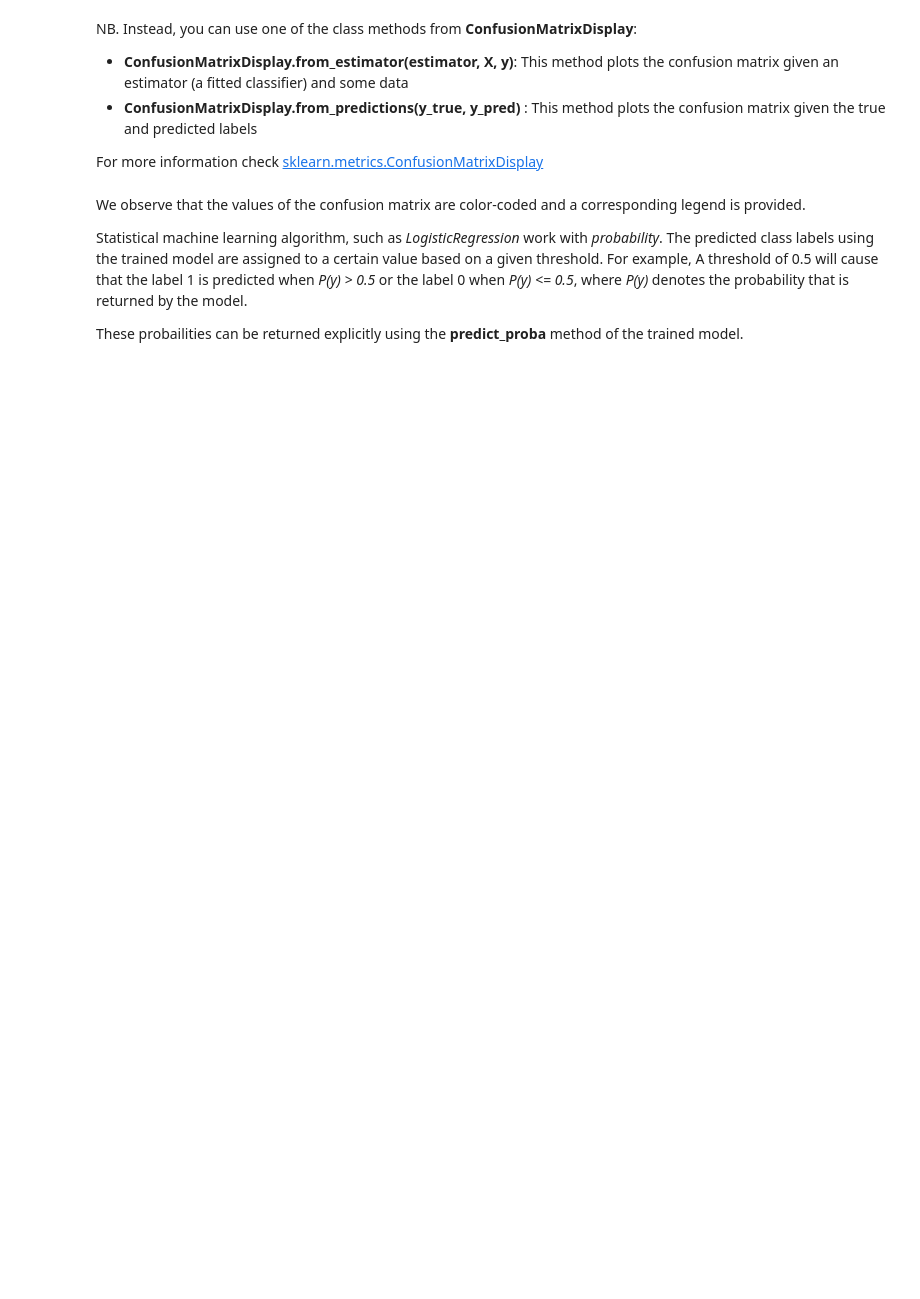
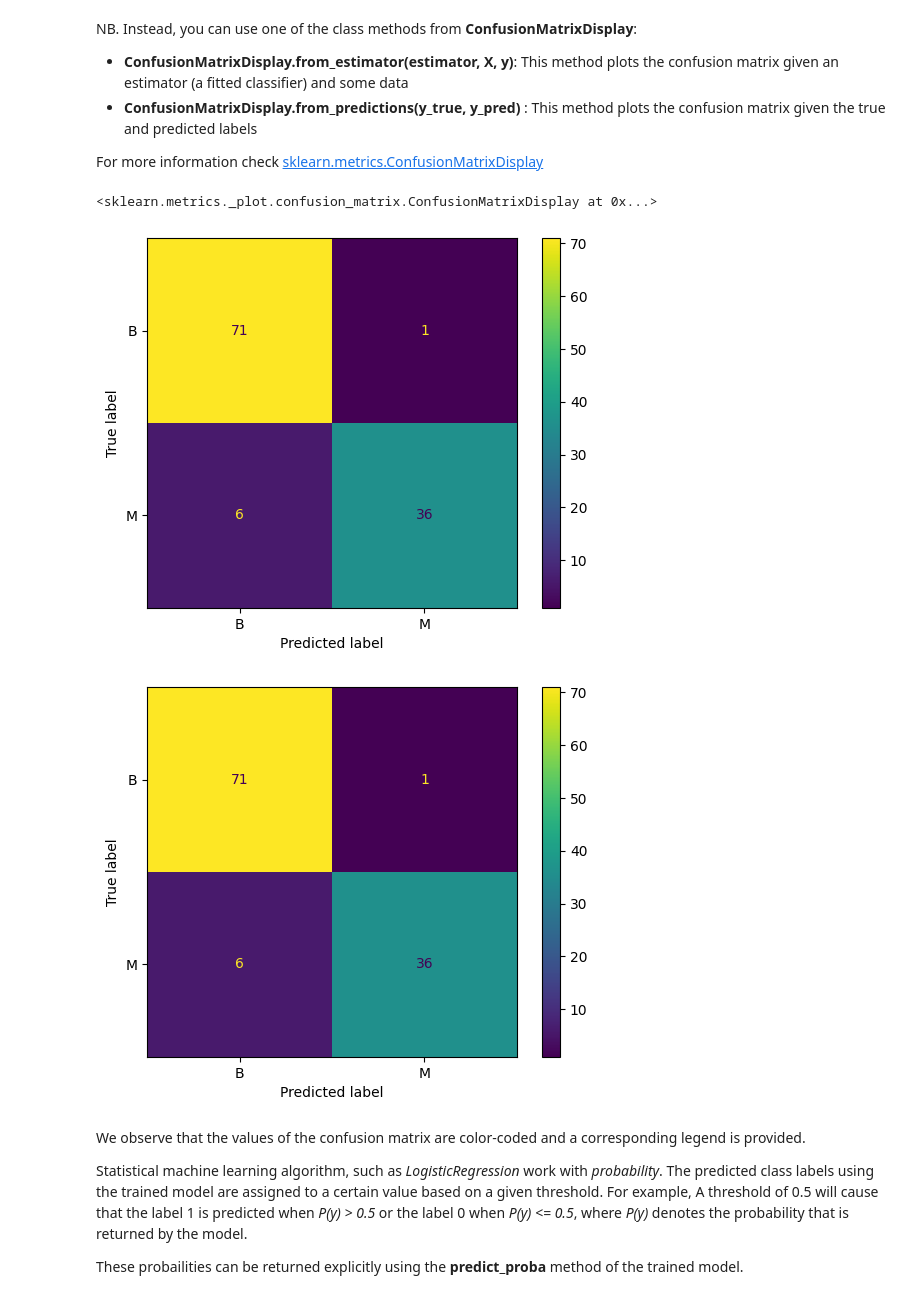
Before and after one commit to TarekAeb/Ensia, a Jupyter notebook: S6/ML/Labs/Lab1/W_1_Lab_1_Classification.ipynb, the cells around one changed output. Drawn from its saved outputs; the diff is of its cells as text; code cells hidden in the pictures; blank space fills up the shorter version.

```diff
--- a/S6/ML/Labs/Lab1/W_1_Lab_1_Classification.ipynb
+++ b/S6/ML/Labs/Lab1/W_1_Lab_1_Classification.ipynb
@@ -236,7 +332,12 @@ For more information check [sklearn.metrics.ConfusionMatrixDisplay](https://scik
 # %%
 from sklearn.metrics import ConfusionMatrixDisplay
 
-### TO DO ...
+ConfusionMatrixDisplay.from_estimator(model_log, X_test, y_test)
+ConfusionMatrixDisplay.from_predictions(y_test,y_pred)
+# %% [output]
+<sklearn.metrics._plot.confusion_matrix.ConfusionMatrixDisplay at 0x...>
+[figure, added]
+[figure, added]
 # %% [markdown]
 We observe that the values of the confusion matrix are color-coded and a corresponding legend is provided.
 
```
Also changed, not shown: parts of 34 cells of this notebook, 5 other files.
